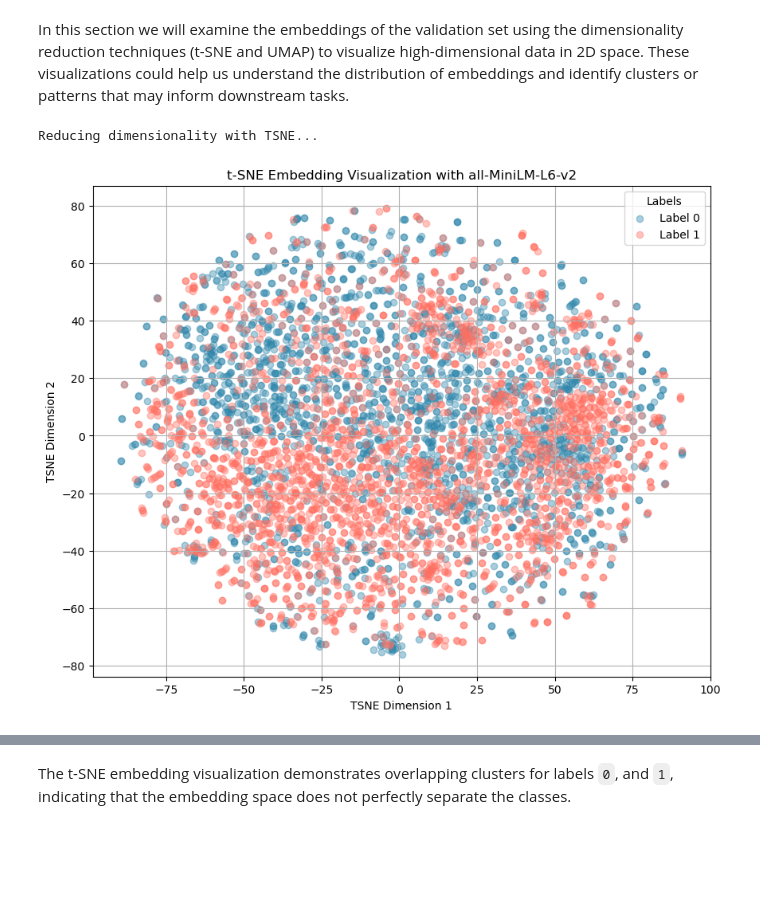
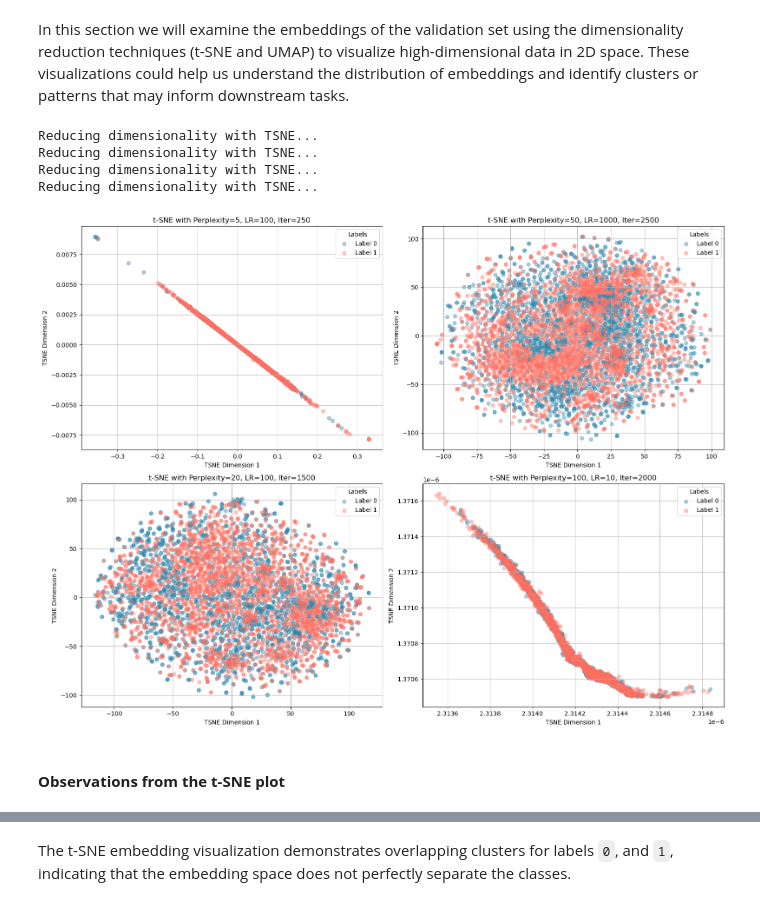
Before and after one commit to alexschillingfhnw/npr-mc2, a Jupyter notebook: notebooks/main.ipynb, the cells around one changed output, grey strips where cells are left out. Drawn from its saved outputs; the diff is of its cells as text; code cells hidden in the pictures; blank space fills up the shorter version.

```diff
--- a/notebooks/main.ipynb
+++ b/notebooks/main.ipynb
@@ -432,14 +432,44 @@ Mean: 0.8297, Std: 0.1055
 ### **Visualize Embeddings**
 # %% [markdown]
 In this section we will examine the embeddings of the validation set using the dimensionality reduction techniques (t-SNE and UMAP) to visualize high-dimensional data in 2D space. These visualizations could help us understand the distribution of embeddings and identify clusters or patterns that may inform downstream tasks.
-# %%
-# Using t-SNE
-visualize_embeddings(
-    embeddings,
-    labels=labeled_labels,
-    title=f"t-SNE Embedding Visualization with {model_name}",
-    method="tsne"
-)
-# %% [output]
-Reducing dimensionality with TSNE...
-[figure, removed]
+# %%
+# Creating 2x2 subplots with different t-SNE hyperparameters
+fig, axes = plt.subplots(2, 2, figsize=(16, 12))
+
+# Define four different sets of hyperparameters for t-SNE with larger differences
+tsne_params_list = [
+    {'perplexity': 5, 'learning_rate': 100, 'n_iter': 250, 'early_exaggeration': 12},  # Low perplexity, low learning rate
+    {'perplexity': 50, 'learning_rate': 1000, 'n_iter': 2500, 'early_exaggeration': 50},  # High perplexity, high learning rate, many iterations
+    {'perplexity': 20, 'learning_rate': 100, 'n_iter': 1500, 'early_exaggeration': 10},  # Moderate perplexity, low learning rate
+    {'perplexity': 100, 'learning_rate': 10, 'n_iter': 2000, 'early_exaggeration': 10}  # Very high perplexity, very low learning rate
+]
+
+titles = [
+    "t-SNE with Perplexity=5, LR=100, Iter=250",
+    "t-SNE with Perplexity=50, LR=1000, Iter=2500",
+    "t-SNE with Perplexity=20, LR=100, Iter=1500",
+    "t-SNE with Perplexity=100, LR=10, Iter=2000"
+]
+
+# Loop over the subplots and apply different parameters
+for i, ax in enumerate(axes.flat):
+    tsne_params = tsne_params_list[i]
+    visualize_embeddings_with_params(
+        embeddings,
+        labels=labeled_labels,
+        title=titles[i],
+        method="tsne",
+        tsne_params=tsne_params,
+        ax=ax
+    )
+
+plt.tight_layout()
+plt.show()
+# %% [output]
+Reducing dimensionality with TSNE...
+Reducing dimensionality with TSNE...
+Reducing dimensionality with TSNE...
+Reducing dimensionality with TSNE...
+[figure, added]
+# %% [markdown]
+#### **Observations from the t-SNE plot**
```
Also changed, not shown: parts of 14 cells of this notebook, 2 other files.
